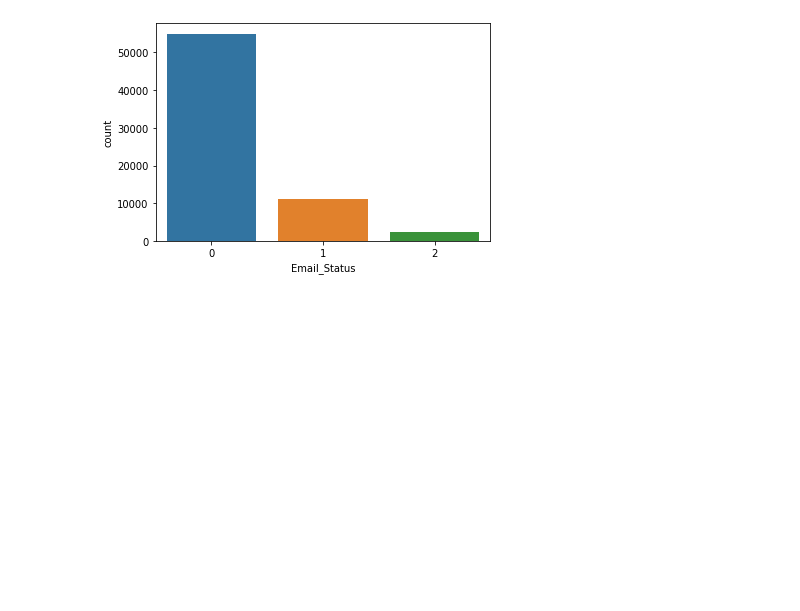
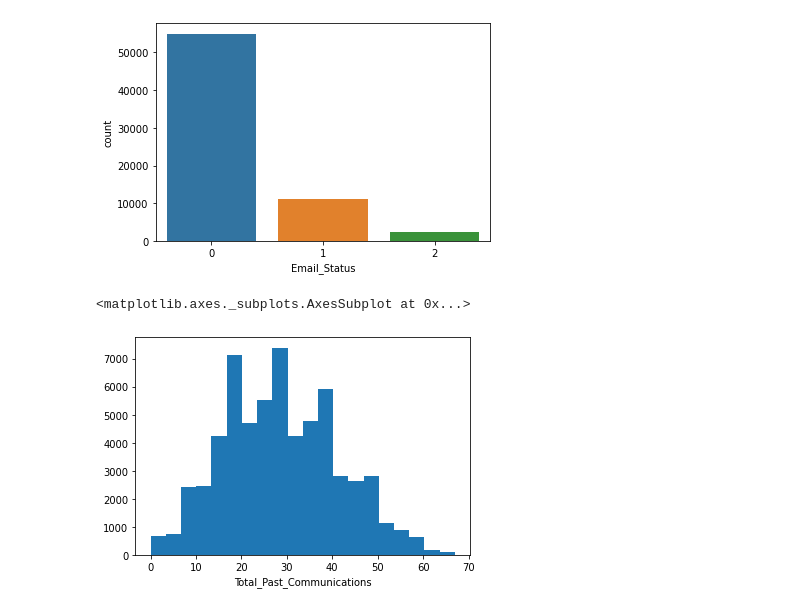
Before and after one commit to sweetyjunnarkar/EMAIL-CAMPAIGN-EFFECTIVENESS-PREDICTION, a Jupyter notebook: Sweety_Junnarkar_Capstone_Project_1.ipynb, the cells around one changed output. Cells and saved outputs as stored; diff of their text form; code cells hidden in the pictures; blank space fills up the shorter version.

```diff
--- a/Sweety_Junnarkar_Capstone_Project_1.ipynb
+++ b/Sweety_Junnarkar_Capstone_Project_1.ipynb
@@ -106,3 +106,8 @@ sns.countplot(df['Email_Status'])
 # %% [output]
 <matplotlib.axes._subplots.AxesSubplot at 0x...>
 [figure]
+# %%
+sns.distplot(df['Total_Past_Communications'], norm_hist=False, kde=False, bins=20, hist_kws={"alpha": 1})
+# %% [output]
+<matplotlib.axes._subplots.AxesSubplot at 0x...>
+[figure, added]
```
Also changed, not shown: parts of 4 cells of this notebook.
